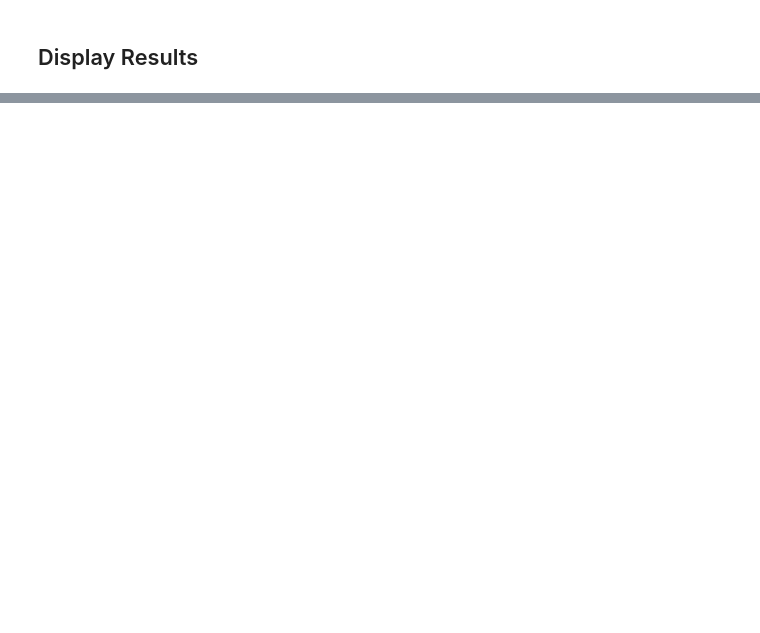
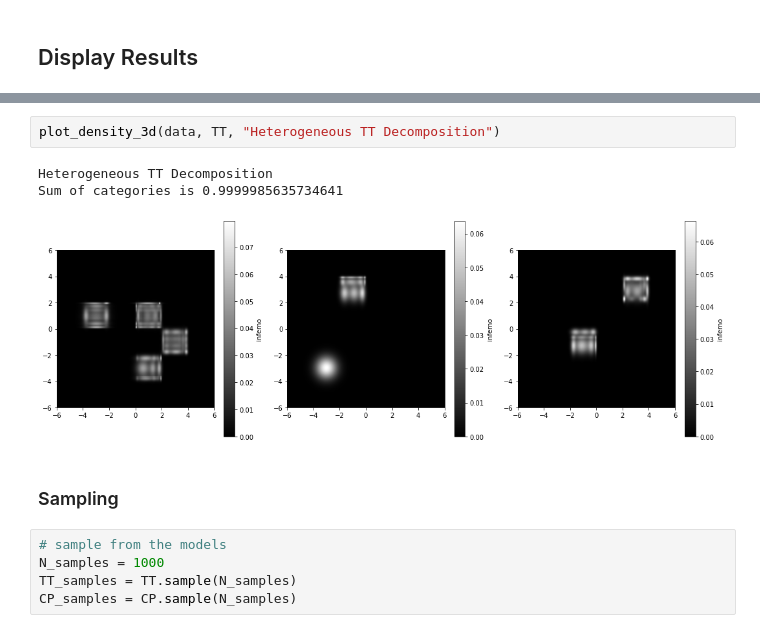
Before and after one commit to simonamtoft/tfde-tfp, a Jupyter notebook: notebooks/Heterogeneous Modelling.ipynb, the cells around one changed output, grey strips where cells are left out. Saved outputs shown, nothing was run; the diff lists cells and outputs as text; blank space fills up the shorter version.

```diff
--- a/notebooks/Heterogeneous Modelling.ipynb
+++ b/notebooks/Heterogeneous Modelling.ipynb
@@ -161,0 +171,13 @@ FIXED TT MODEL
+# %%
+plot_density_3d(data, TT, "Heterogeneous TT Decomposition")
+# %% [output]
+Heterogeneous TT Decomposition
+Sum of categories is 0.9999985635734641
+[figure, added]
+# %% [markdown]
+### Sampling
+# %%
+# sample from the models
+N_samples = 1000
+TT_samples = TT.sample(N_samples)
+CP_samples = CP.sample(N_samples)
```
Also changed, not shown: parts of 25 cells of this notebook.
